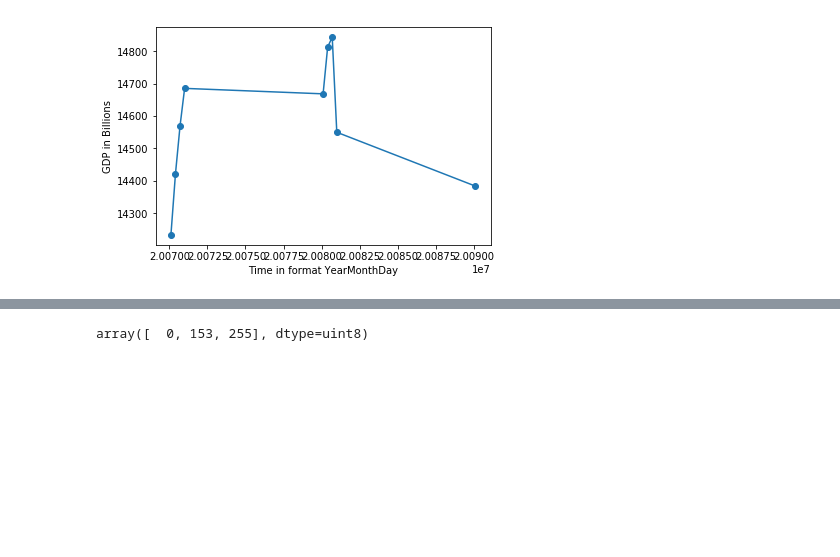
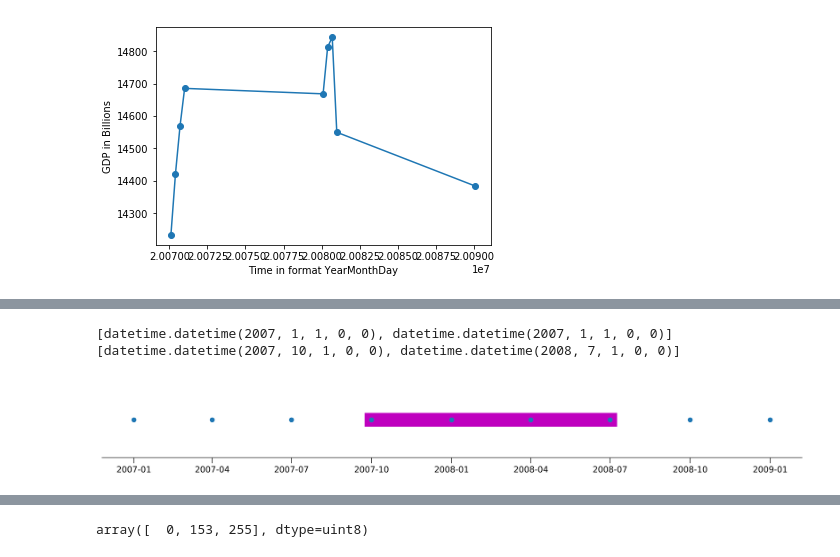
Before and after one commit to UIUC-iSchool-DataViz/spring2019online, a Jupyter notebook: week01/prep_notebook_week01_mine.ipynb, the cells around one changed output, grey strips where cells are left out. Saved outputs shown, nothing was run; the diff lists cells and outputs as text; code cells hidden in the pictures; blank space fills up the shorter version.

```diff
--- a/week01/prep_notebook_week01_mine.ipynb
+++ b/week01/prep_notebook_week01_mine.ipynb
@@ -298,0 +144,50 @@ data = np.array(Image.open("stitch_badness_level_reworked.png", "r"))
+# %%
+# lets also make some fancy tick labels
+# ****NOTE: do this in-line, i.e. you don't need extra cells for this
+#           just re-run this cell after every numbered point
+
+# lets start by making a timeline
+fig, ax = plt.subplots(figsize=(18,2), dpi=400) # this is just a fancier way of making plots
+
+# (1) first, lets just make an empty plot
+ax.plot(date, [1]*len(date), marker='o', lw=0)
+
+# lets also make a nicer timeline type plot by turning off things
+
+# (2) take off y-ticks
+ax.yaxis.set_visible(False)
+
+
+# (3) take off axis
+ax.spines['right'].set_visible(False) # takes off right y-axis
+ax.spines['left'].set_visible(False) # takes off left y-axis
+ax.spines['top'].set_visible(False) # takes off the top x-axis
+
+# (4) lets make the tick marks more readable
+ax.xaxis.set_ticks_position('bottom') # makes sure axis are on the bottom (default), but just incase
+ax.xaxis.set_tick_params(labelsize='large', size=8) # lets make the labels large
+#ax.xaxis.set_tick_params(which='minor', size=5) # don't think we need this one
+
+# (5) lets zoom in on our points
+ax.set_ylim(0.9, 1.1)
+
+# lovely!
+
+# (6) ok, now, lets plot regions of low and high GDP
+# to make this easier, lets do it in a for loop
+time_lh = [time_low,time_high]
+# this will plot a magenta line
+# the zorder just means, plot behind our points
+for t in time_lh:
+    print(t)
+    ax.plot(t, [1]*len(t), c='m', marker='', ls='-', lw=20, solid_joinstyle="bevel",
+        solid_capstyle="projecting",zorder=0)
+
+# label x
+###ax.set_xlabel('Date')  # maybe lets not
+
+plt.show()
+# %% [output]
+[datetime.datetime(2007, 1, 1, 0, 0), datetime.datetime(2007, 1, 1, 0, 0)]
+[datetime.datetime(2007, 10, 1, 0, 0), datetime.datetime(2008, 7, 1, 0, 0)]
+[figure, added]
```
Also changed, not shown: parts of 45 cells of this notebook, 3 other files.
